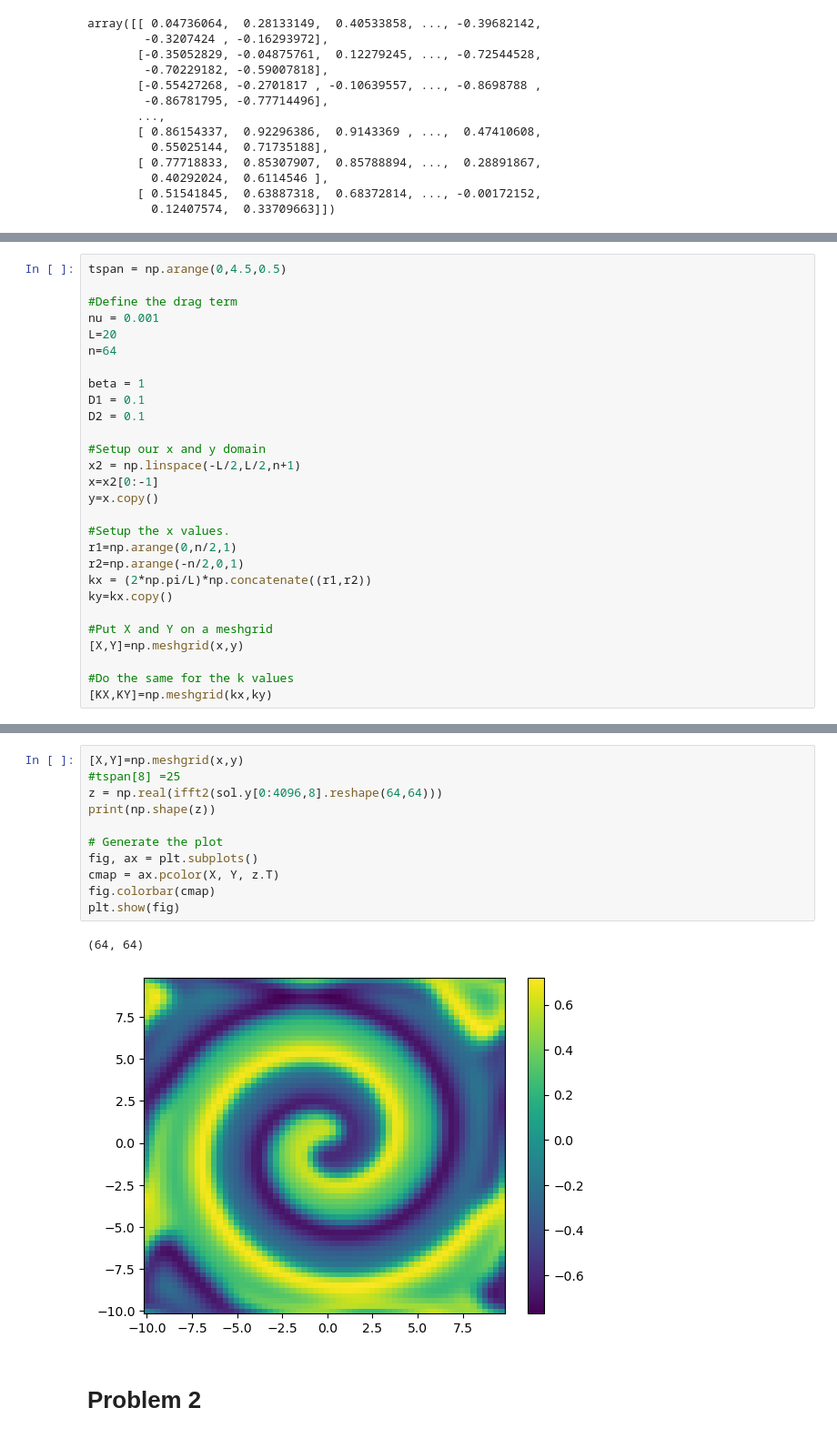
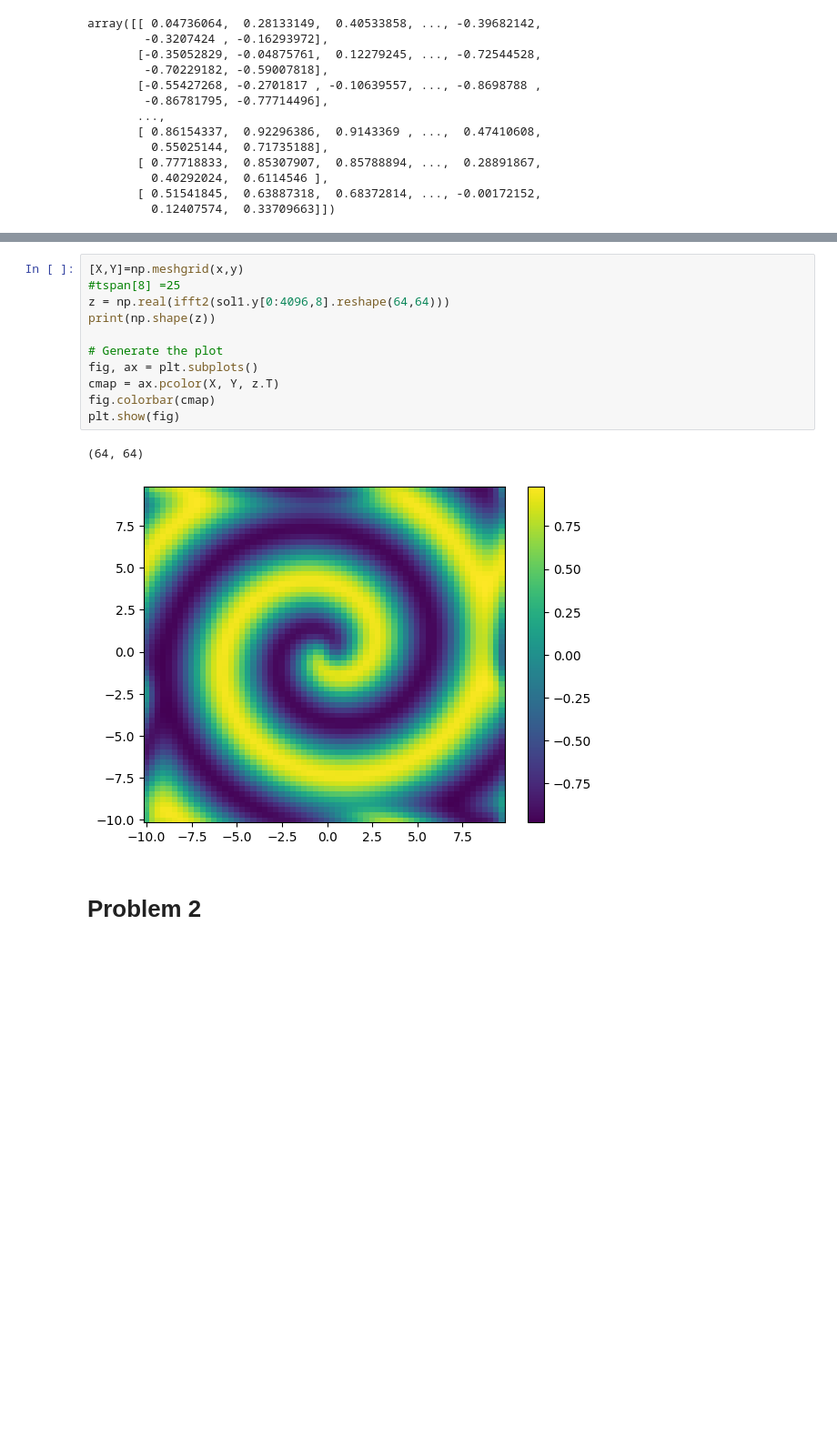
Before and after one commit to Tu-Zhenzhao/AMATH_581_fall24, a Jupyter notebook: hw6/hw_6_1.ipynb, the cells around one changed output, grey strips where cells are left out. Shown at 91% size. Cells and saved outputs as stored; diff of their text form; blank space fills up the shorter version.

```diff
--- a/hw6/hw_6_1.ipynb
+++ b/hw6/hw_6_1.ipynb
@@ -155,28 +129,0 @@ array([0. , 0.5, 1. , 1.5, 2. , 2.5, 3. , 3.5, 4. ])
-# %%
-tspan = np.arange(0,4.5,0.5)
-
-#Define the drag term
-nu = 0.001
-L=20
-n=64
-
-beta = 1
-D1 = 0.1
-D2 = 0.1
-
-#Setup our x and y domain
-x2 = np.linspace(-L/2,L/2,n+1)
-x=x2[0:-1]
-y=x.copy()
-
-#Setup the x values.
-r1=np.arange(0,n/2,1)
-r2=np.arange(-n/2,0,1)
-kx = (2*np.pi/L)*np.concatenate((r1,r2))
-ky=kx.copy()
-
-#Put X and Y on a meshgrid
-[X,Y]=np.meshgrid(x,y)
-
-#Do the same for the k values
-[KX,KY]=np.meshgrid(kx,ky)
@@ -307,16 +130,16 @@ tspan[8]
 # %%
 [X,Y]=np.meshgrid(x,y)
 #tspan[8] =25
-z = np.real(ifft2(sol.y[0:4096,8].reshape(64,64)))
+z = np.real(ifft2(sol1.y[0:4096,8].reshape(64,64)))
 print(np.shape(z))
 
 # Generate the plot
 fig, ax = plt.subplots()
 cmap = ax.pcolor(X, Y, z.T)
 fig.colorbar(cmap)
 plt.show(fig)
 # %% [output]
 (64, 64)
-[figure, old version]
+[figure, new version]
 # %% [markdown]
 # Problem 2
```
Also changed, not shown: parts of 21 cells of this notebook, 1 other file.
